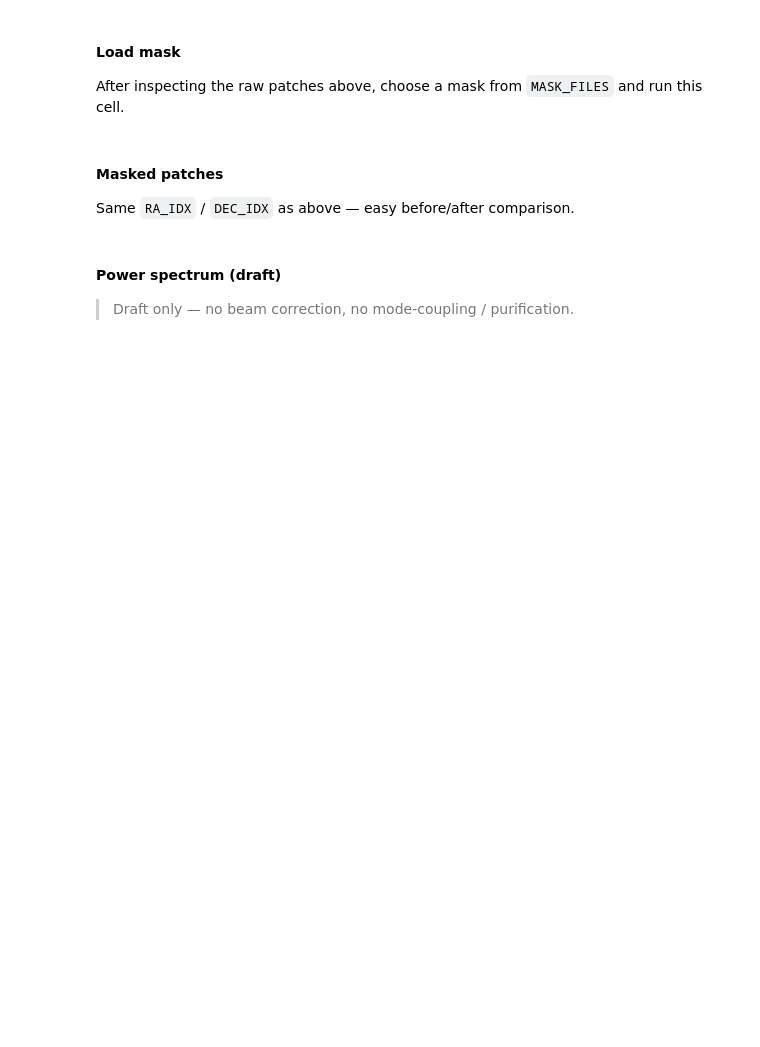
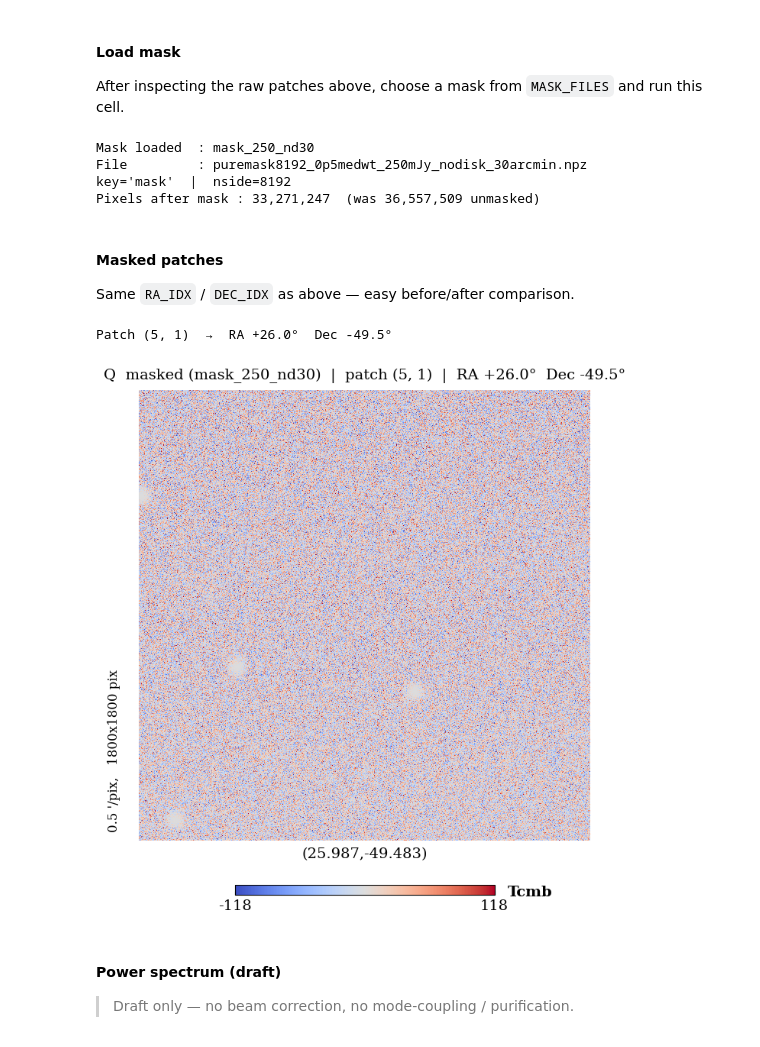
Before and after one commit to VWelke/SPT, a Jupyter notebook: Code/Map_Operation/bb_map_inspect.ipynb, the cells around one changed output. Saved outputs shown, nothing was run; the diff lists cells and outputs as text; code cells hidden in the pictures; blank space fills up the shorter version.

```diff
--- a/Code/Map_Operation/bb_map_inspect.ipynb
+++ b/Code/Map_Operation/bb_map_inspect.ipynb
@@ -34,7 +34,7 @@ apply_spt_style()
 # %%
 # Stokes selector
 # Change to "Q" or "U" and re-run from §2 to inspect a different component.
-STOKES_KEY = "T"
+STOKES_KEY = "Q"
 
 # Map STOKES_KEY to FITS field index (0=T, 1=Q, 2=U)
 _STOKES_FIELD = {"T": 0, "Q": 1, "U": 2}
@@ -42,6 +42,7 @@ assert STOKES_KEY in _STOKES_FIELD, f"STOKES_KEY must be T / Q / U, got '{STOKES
 
 # Data paths
 DATA_DIR   = "/sptgrid/analysis/spt3g_d1_midell_tqu_healpix"
+# DATA_DIR = '/sptgrid/user/javva/baseline_bb_coadd_match/coadd_fullauto/full/no_signflip_bundle_000.g3.gz"
 COADD_PATH = os.path.join(DATA_DIR, "real_data_maps", "full")
 
 full_220ghz = os.path.join(COADD_PATH, "full_220ghz.fits")
@@ -197,6 +234,11 @@ print(f"Mask loaded  : {ACTIVE_MASK}")
 print(f"File         : {MASK_FILES[ACTIVE_MASK]}")
 print(f"key='{mask_key}'  |  nside={hp.get_nside(apod)}")
 print(f"Pixels after mask : {obs_and_mask.sum():,}  (was {obs_mask.sum():,} unmasked)")
+# %% [output]
+Mask loaded  : mask_250_nd30
+File         : puremask8192_0p5medwt_250mJy_nodisk_30arcmin.npz
+key='mask'  |  nside=8192
+Pixels after mask : 33,271,247  (was 36,557,509 unmasked)
 # %% [markdown]
 #### Masked patches
 
@@ -204,30 +246,34 @@ Same `RA_IDX` / `DEC_IDX` as above — easy before/after comparison.
 # %%
 # Choose patch
 #   Same RA_IDX / DEC_IDX as §5 for direct before/after comparison
-RA_IDX  = 0
-DEC_IDX = 0
+RA_IDX  = 5
+DEC_IDX = 1
 
 ra_c  = ra_centres[RA_IDX]
 dec_c = dec_centres[DEC_IDX]
 print(f"Patch ({RA_IDX}, {DEC_IDX})  →  RA {ra_c:+.1f}°  Dec {dec_c:+.1f}°")
+# %% [output]
+Patch (5, 1)  →  RA +26.0°  Dec -49.5°
 # %%
 # Plot (masked)
 rms        = float(np.std(stokes_masked[obs_and_mask]))
-vmin, vmax = -rms, rms
+vmin, vmax = -3*rms, 3*rms
 
 show_map_thumbnail(
     stokes_masked,
     vmin=vmin, vmax=vmax,
     title=(
         f"{STOKES_KEY}  masked ({ACTIVE_MASK})  |  patch ({RA_IDX}, {DEC_IDX})  "
         f"|  RA {ra_c:+.1f}°  Dec {dec_c:+.1f}°"
     ),
     unit="Tcmb", cmap=CMAP,
     rot=(ra_c, dec_c, 0),
     xsize=PATCH_PIX, ysize=PATCH_PIX,
     reso=RESO_ARCMIN,
 )
 plt.show()
+# %% [output]
+[figure, added]
 # %%
 # Close
 plt.close("all")
```
Also changed, not shown: parts of 6 cells of this notebook.
